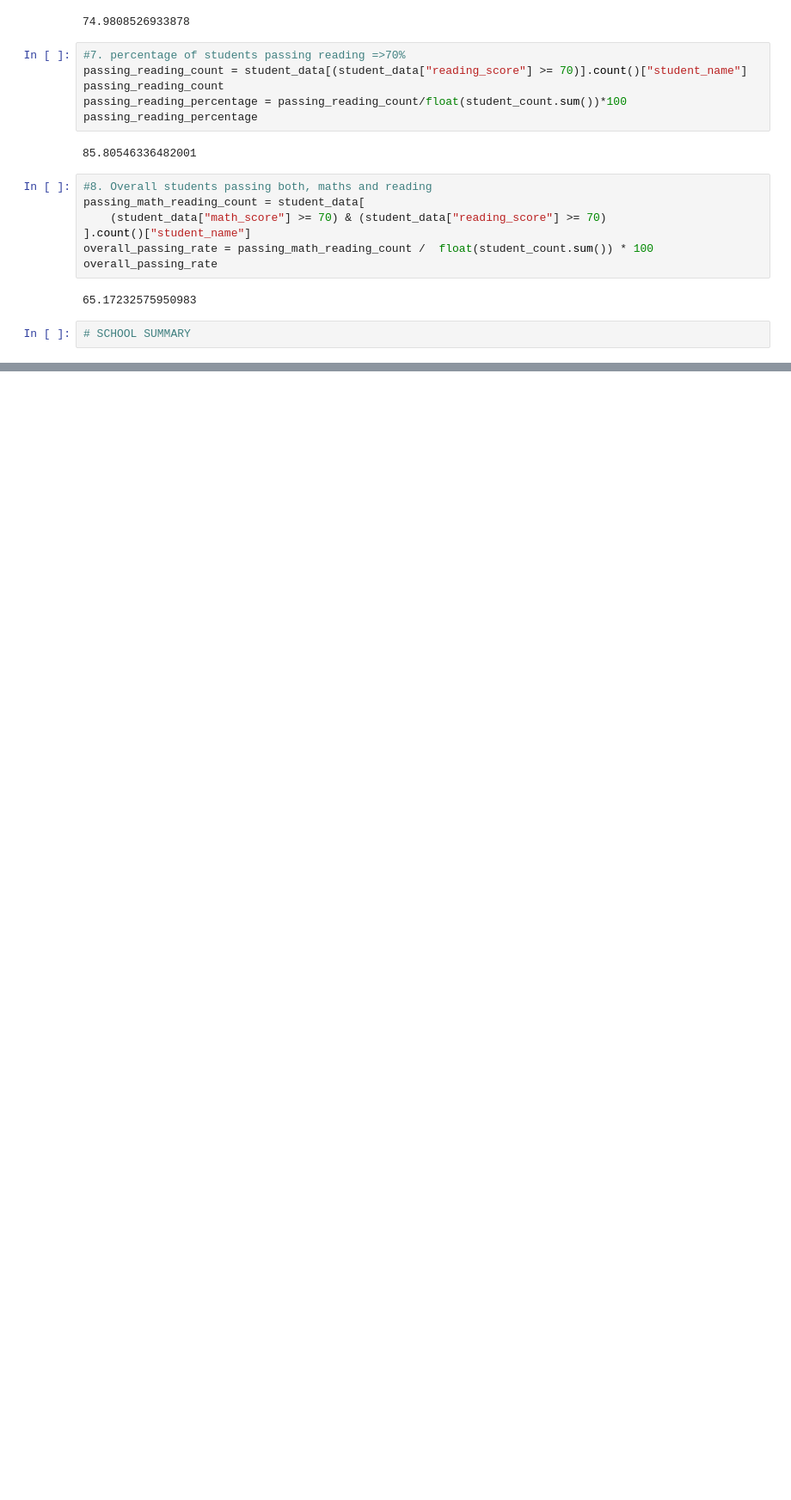
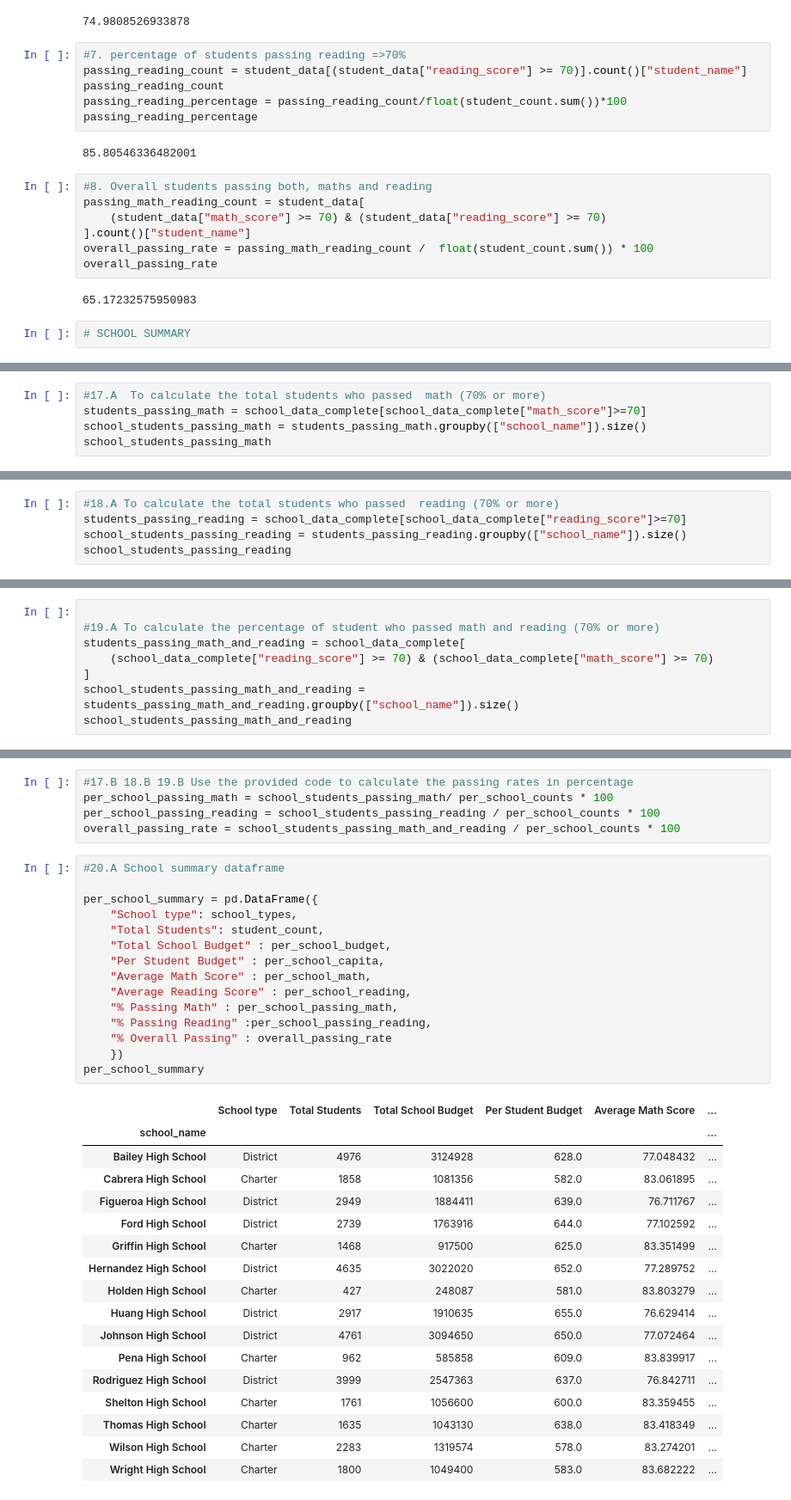
Before and after one commit to laurar9889/pandas_challenge, a Jupyter notebook: PyCitySchools/city_schools.ipynb, the cells around one changed output, grey strips where cells are left out. Shown: that part at 86% size. Saved outputs shown, nothing was run; the diff lists cells and outputs as text; blank space fills up the shorter version.

```diff
--- a/PyCitySchools/city_schools.ipynb
+++ b/PyCitySchools/city_schools.ipynb
@@ -384,0 +297,5 @@ dtype: object
+# %%
+#17.A  To calculate the total students who passed  math (70% or more)
+students_passing_math = school_data_complete[school_data_complete["math_score"]>=70]
+school_students_passing_math = students_passing_math.groupby(["school_name"]).size()
+school_students_passing_math
@@ -384,0 +320,5 @@ dtype: object
+# %%
+#18.A To calculate the total students who passed  reading (70% or more)
+students_passing_reading = school_data_complete[school_data_complete["reading_score"]>=70]
+school_students_passing_reading = students_passing_reading.groupby(["school_name"]).size()
+school_students_passing_reading
@@ -384,0 +343,8 @@ dtype: object
+# %%
+
+#19.A To calculate the percentage of student who passed math and reading (70% or more)
+students_passing_math_and_reading = school_data_complete[
+    (school_data_complete["reading_score"] >= 70) & (school_data_complete["math_score"] >= 70)
+]
+school_students_passing_math_and_reading = students_passing_math_and_reading.groupby(["school_name"]).size()
+school_students_passing_math_and_reading
@@ -384,0 +369,38 @@ dtype: object
+# %%
+#17.B 18.B 19.B Use the provided code to calculate the passing rates in percentage
+per_school_passing_math = school_students_passing_math/ per_school_counts * 100
+per_school_passing_reading = school_students_passing_reading / per_school_counts * 100
+overall_passing_rate = school_students_passing_math_and_reading / per_school_counts * 100
+# %%
+#20.A School summary dataframe
+
+per_school_summary = pd.DataFrame({
+    "School type": school_types,
+    "Total Students": student_count,
+    "Total School Budget" : per_school_budget,
+    "Per Student Budget" : per_school_capita,
+    "Average Math Score" : per_school_math,
+    "Average Reading Score" : per_school_reading,
+    "% Passing Math" : per_school_passing_math,
+    "% Passing Reading" :per_school_passing_reading,
+    "% Overall Passing" : overall_passing_rate
+    })
+per_school_summary
+# %% [output]
+|  | School type | Total Students | Total School Budget | Per Student Budget | Average Math Score | ... |
+| school_name |  |  |  |  |  | ... |
+| Bailey High School | District | 4976 | 3124928 | 628.0 | 77.048432 | ... |
+| Cabrera High School | Charter | 1858 | 1081356 | 582.0 | 83.061895 | ... |
+| Figueroa High School | District | 2949 | 1884411 | 639.0 | 76.711767 | ... |
+| Ford High School | District | 2739 | 1763916 | 644.0 | 77.102592 | ... |
+| Griffin High School | Charter | 1468 | 917500 | 625.0 | 83.351499 | ... |
+| Hernandez High School | District | 4635 | 3022020 | 652.0 | 77.289752 | ... |
+| Holden High School | Charter | 427 | 248087 | 581.0 | 83.803279 | ... |
+| Huang High School | District | 2917 | 1910635 | 655.0 | 76.629414 | ... |
+| Johnson High School | District | 4761 | 3094650 | 650.0 | 77.072464 | ... |
+| Pena High School | Charter | 962 | 585858 | 609.0 | 83.839917 | ... |
+| Rodriguez High School | District | 3999 | 2547363 | 637.0 | 76.842711 | ... |
+| Shelton High School | Charter | 1761 | 1056600 | 600.0 | 83.359455 | ... |
+| Thomas High School | Charter | 1635 | 1043130 | 638.0 | 83.418349 | ... |
+| Wilson High School | Charter | 2283 | 1319574 | 578.0 | 83.274201 | ... |
+| Wright High School | Charter | 1800 | 1049400 | 583.0 | 83.682222 | ... |
```
Also changed, not shown: parts of 57 cells of this notebook, 1 other file.
